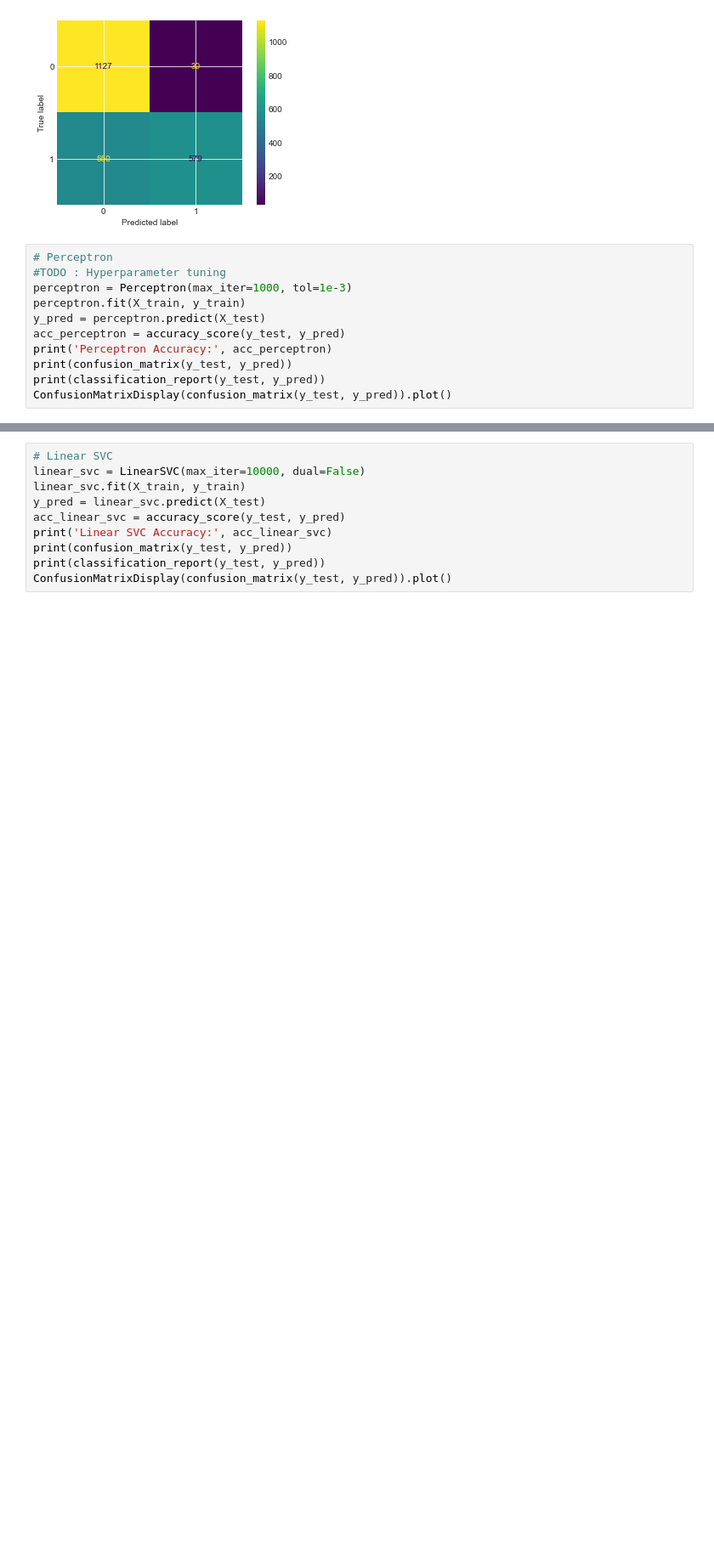
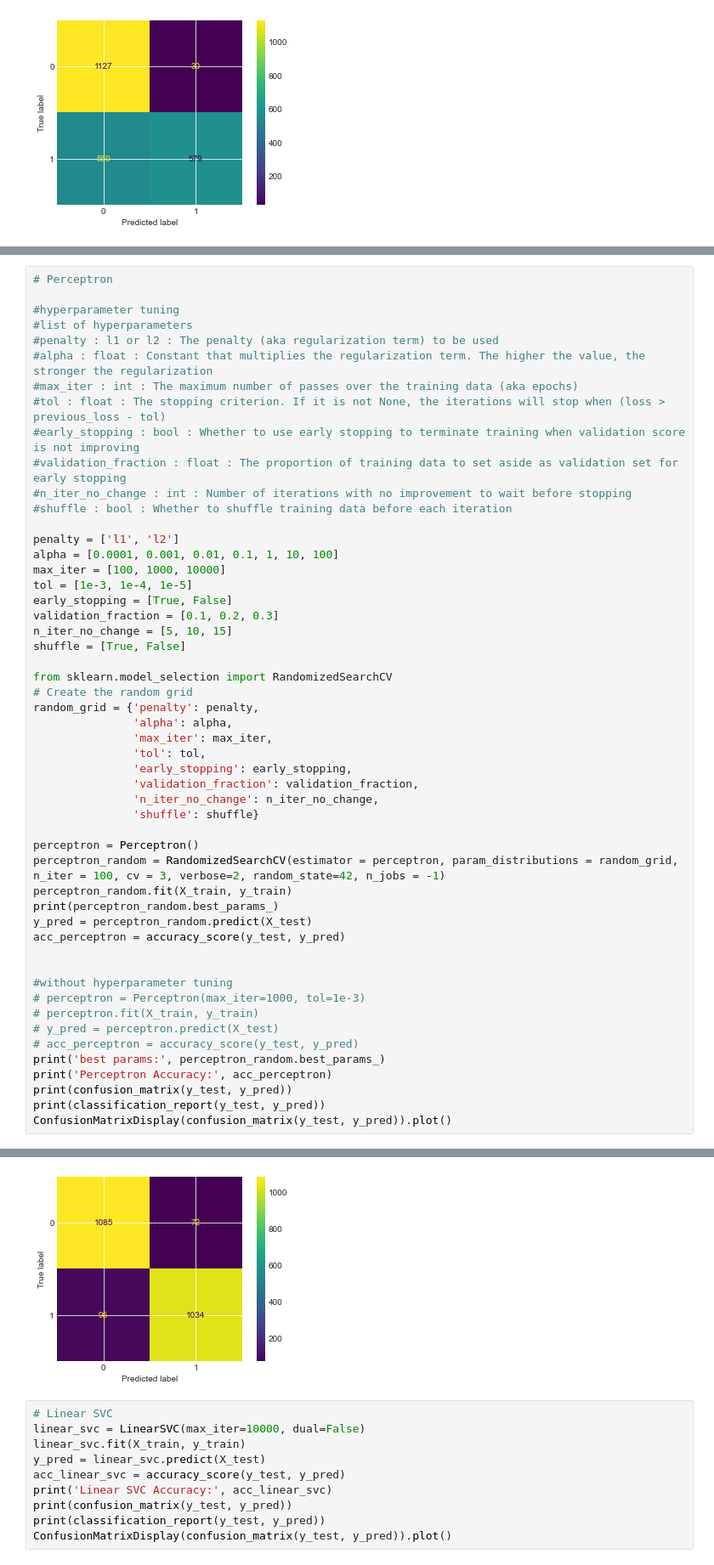
Before and after one commit to Mamdouh-Attia/Web-page-Phishing-Detection, a Jupyter notebook: workflow_notebook_experiment2.ipynb, the cells around one changed output, grey strips where cells are left out. Shown at 85% size. Drawn from its saved outputs; the diff is of its cells as text; blank space fills up the shorter version.

Commit message:
Perceptron hyperparameter tuning

```diff
--- a/workflow_notebook_experiment2.ipynb
+++ b/workflow_notebook_experiment2.ipynb
@@ -463,14 +476,3 @@ Gaussian Naive Bayes Accuracy: 0.7462817147856518
 weighted avg       0.81      0.75      0.73      2286
 <sklearn.metrics._plot.confusion_matrix.ConfusionMatrixDisplay at 0x...>
 [figure]
-# %%
-# Perceptron
-#TODO : Hyperparameter tuning
-perceptron = Perceptron(max_iter=1000, tol=1e-3)
-perceptron.fit(X_train, y_train)
-y_pred = perceptron.predict(X_test)
-acc_perceptron = accuracy_score(y_test, y_pred)
-print('Perceptron Accuracy:', acc_perceptron)
-print(confusion_matrix(y_test, y_pred))
-print(classification_report(y_test, y_pred))
-ConfusionMatrixDisplay(confusion_matrix(y_test, y_pred)).plot()
@@ -490,0 +479,53 @@ weighted avg       0.94      0.93      0.93      2286
+# %%
+# Perceptron
+
+#hyperparameter tuning
+#list of hyperparameters
+#penalty : l1 or l2 : The penalty (aka regularization term) to be used
+#alpha : float : Constant that multiplies the regularization term. The higher the value, the stronger the regularization
+#max_iter : int : The maximum number of passes over the training data (aka epochs)
+#tol : float : The stopping criterion. If it is not None, the iterations will stop when (loss > previous_loss - tol)
+#early_stopping : bool : Whether to use early stopping to terminate training when validation score is not improving
+#validation_fraction : float : The proportion of training data to set aside as validation set for early stopping
+#n_iter_no_change : int : Number of iterations with no improvement to wait before stopping
+#shuffle : bool : Whether to shuffle training data before each iteration
+
+penalty = ['l1', 'l2']
+alpha = [0.0001, 0.001, 0.01, 0.1, 1, 10, 100]
+max_iter = [100, 1000, 10000]
+tol = [1e-3, 1e-4, 1e-5]
+early_stopping = [True, False]
+validation_fraction = [0.1, 0.2, 0.3]
+n_iter_no_change = [5, 10, 15]
+shuffle = [True, False]
+
+from sklearn.model_selection import RandomizedSearchCV
+# Create the random grid
+random_grid = {'penalty': penalty,
+               'alpha': alpha,
+               'max_iter': max_iter,
+               'tol': tol,
+               'early_stopping': early_stopping,
+               'validation_fraction': validation_fraction,
+               'n_iter_no_change': n_iter_no_change,
+               'shuffle': shuffle}
+
+perceptron = Perceptron()
+perceptron_random = RandomizedSearchCV(estimator = perceptron, param_distributions = random_grid, n_iter = 100, cv = 3, verbose=2, random_state=42, n_jobs = -1)
+perceptron_random.fit(X_train, y_train)
+print(perceptron_random.best_params_)
+y_pred = perceptron_random.predict(X_test)
+acc_perceptron = accuracy_score(y_test, y_pred)
+
+
+#without hyperparameter tuning
+# perceptron = Perceptron(max_iter=1000, tol=1e-3)
+# perceptron.fit(X_train, y_train)
+# y_pred = perceptron.predict(X_test)
+# acc_perceptron = accuracy_score(y_test, y_pred)
+print('best params:', perceptron_random.best_params_)
+print('Perceptron Accuracy:', acc_perceptron)
+print(confusion_matrix(y_test, y_pred))
+print(classification_report(y_test, y_pred))
+ConfusionMatrixDisplay(confusion_matrix(y_test, y_pred)).plot()
+# %% [output]
@@ -491,3 +547,4 @@ weighted avg       0.94      0.93      0.93      2286
+[figure, added]
 # %%
 # Linear SVC
 linear_svc = LinearSVC(max_iter=10000, dual=False)
```
Also changed, not shown: parts of 8 cells of this notebook, 1 other file.
